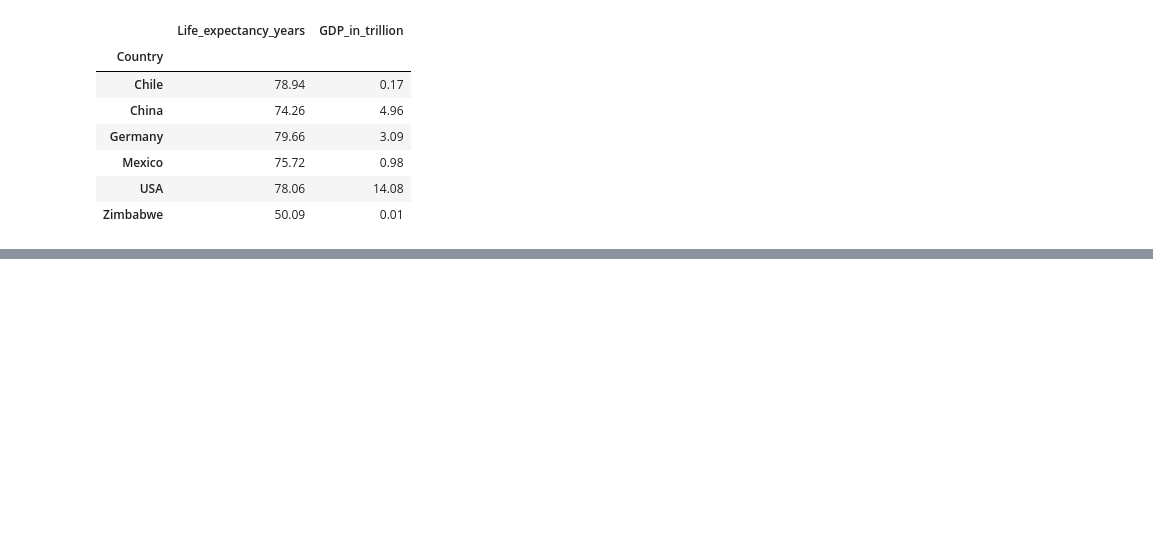
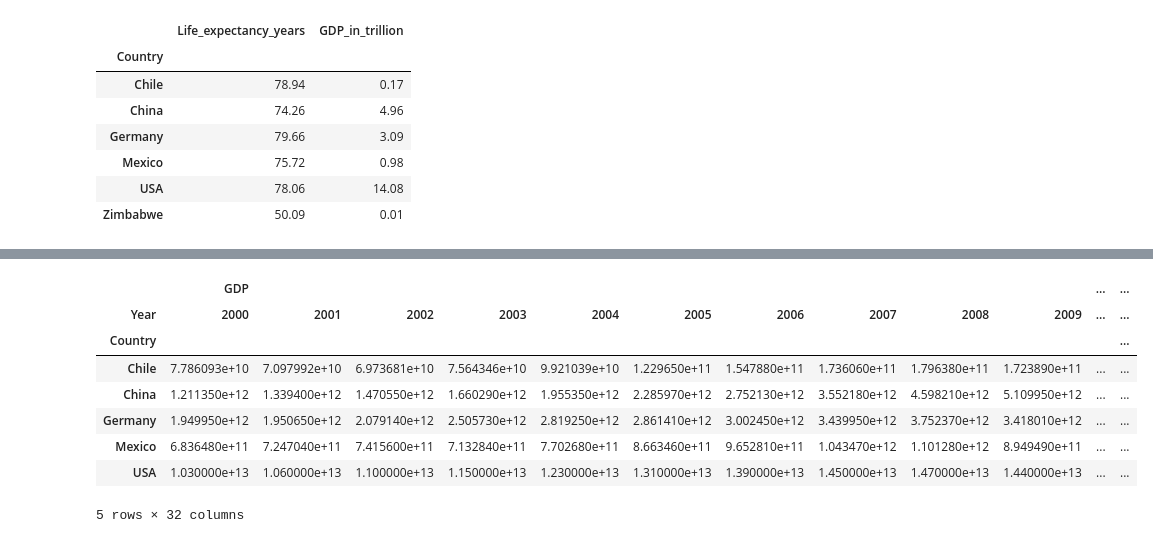
Before and after one commit to Franciaya/life_expectancy_gdp_project, a Jupyter notebook: life_expectancy_gdp.ipynb, the cells around one changed output, grey strips where cells are left out. Cells and saved outputs as stored; diff of their text form; code cells hidden in the pictures; blank space fills up the shorter version.

```diff
--- a/life_expectancy_gdp.ipynb
+++ b/life_expectancy_gdp.ipynb
@@ -126,0 +226,18 @@ Passing `palette` without assigning `hue` is deprecated and will be removed in v
+# %%
+df_pivot = life_data.pivot_table(
+    index='Country',
+    columns='Year',
+    values=['GDP', 'Life_expectancy_years'],
+    aggfunc='mean'
+)
+df_pivot.head()
+# %% [output]
+|  | GDP |  |  |  |  |  |  |  |  |  | ... | ... |
+| Year | 2000 | 2001 | 2002 | 2003 | 2004 | 2005 | 2006 | 2007 | 2008 | 2009 | ... | ... |
+| Country |  |  |  |  |  |  |  |  |  |  |  | ... |
+| Chile | 7.786093e+10 | 7.097992e+10 | 6.973681e+10 | 7.564346e+10 | 9.921039e+10 | 1.229650e+11 | 1.547880e+11 | 1.736060e+11 | 1.796380e+11 | 1.723890e+11 | ... | ... |
+| China | 1.211350e+12 | 1.339400e+12 | 1.470550e+12 | 1.660290e+12 | 1.955350e+12 | 2.285970e+12 | 2.752130e+12 | 3.552180e+12 | 4.598210e+12 | 5.109950e+12 | ... | ... |
+| Germany | 1.949950e+12 | 1.950650e+12 | 2.079140e+12 | 2.505730e+12 | 2.819250e+12 | 2.861410e+12 | 3.002450e+12 | 3.439950e+12 | 3.752370e+12 | 3.418010e+12 | ... | ... |
+| Mexico | 6.836480e+11 | 7.247040e+11 | 7.415600e+11 | 7.132840e+11 | 7.702680e+11 | 8.663460e+11 | 9.652810e+11 | 1.043470e+12 | 1.101280e+12 | 8.949490e+11 | ... | ... |
+| USA | 1.030000e+13 | 1.060000e+13 | 1.100000e+13 | 1.150000e+13 | 1.230000e+13 | 1.310000e+13 | 1.390000e+13 | 1.450000e+13 | 1.470000e+13 | 1.440000e+13 | ... | ... |
+5 rows × 32 columns
```
Also changed, not shown: parts of 34 cells of this notebook.
